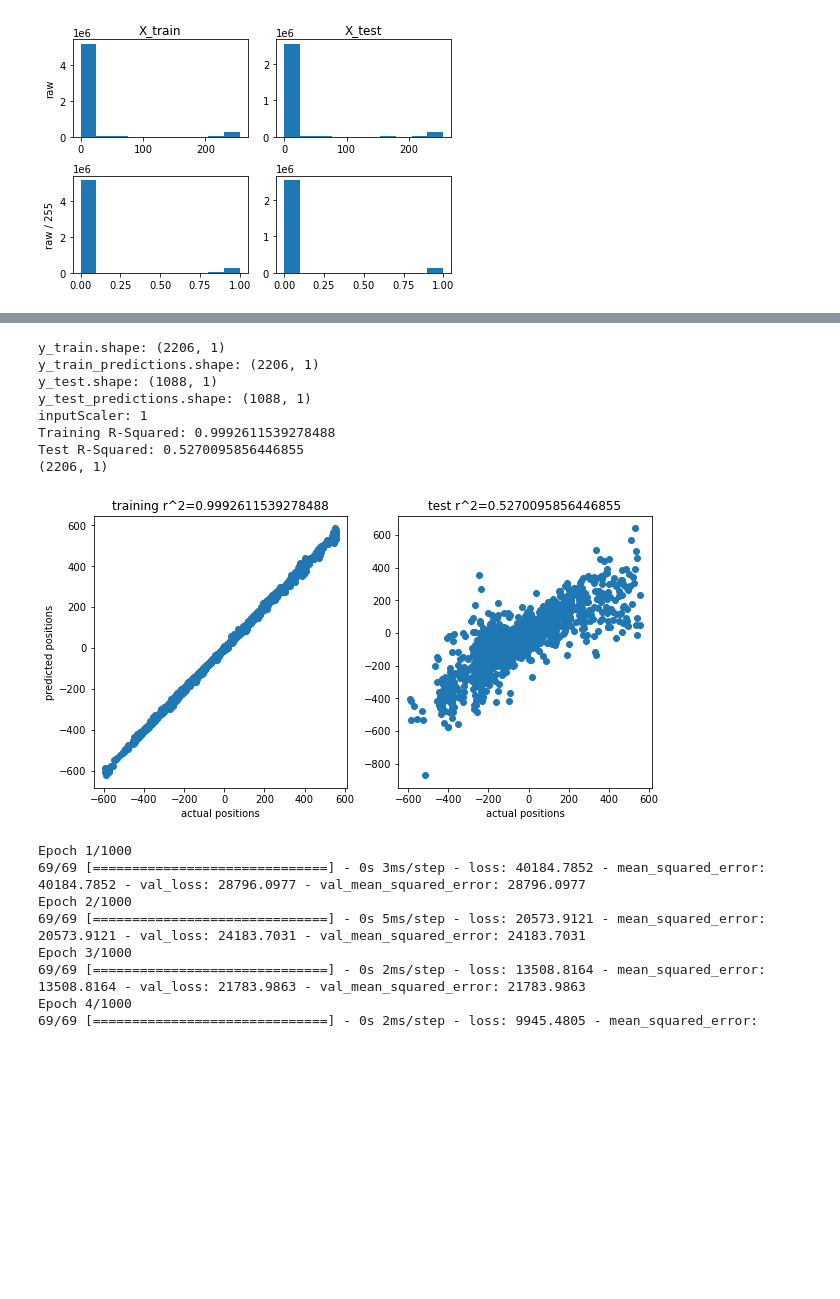
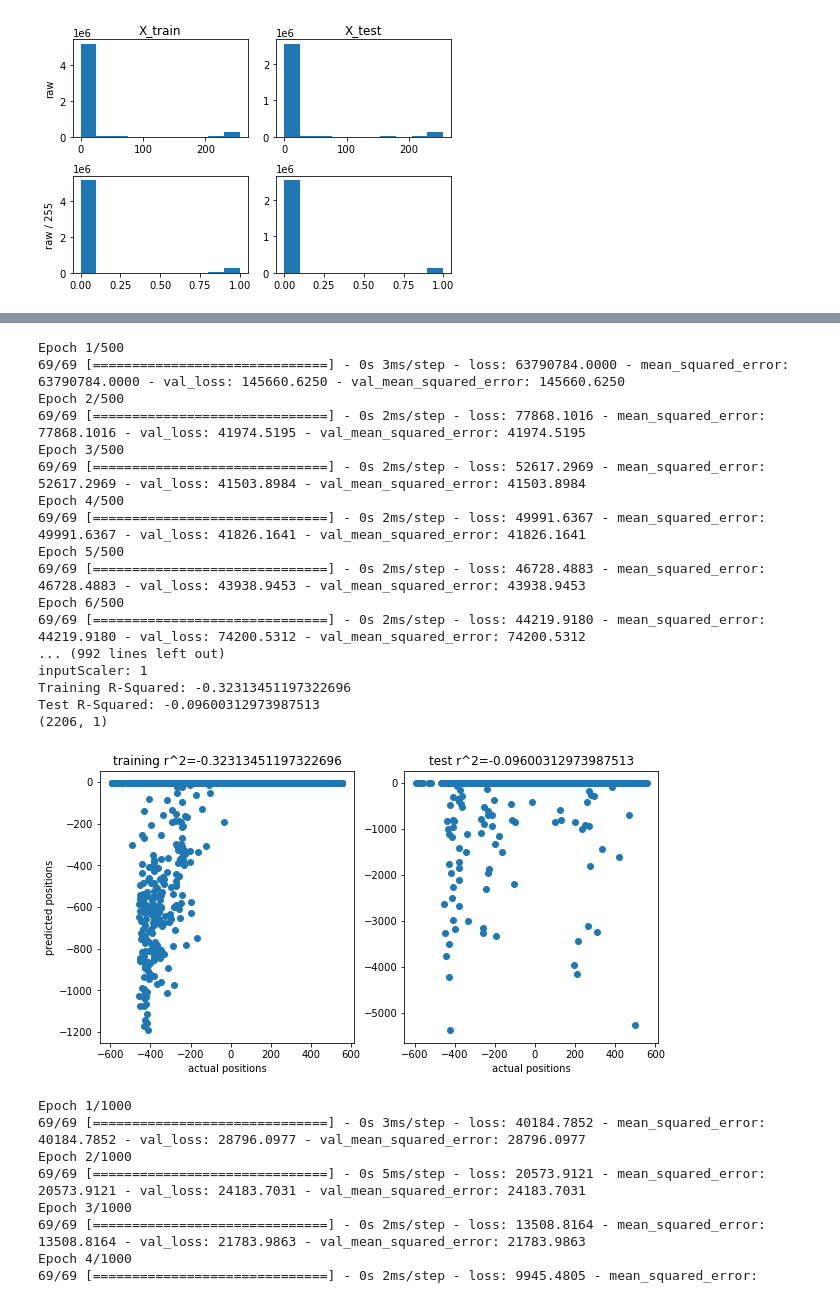
Before and after one commit to AndrewSamaha/MLRacer, a Jupyter notebook: cnn1.ipynb, the cells around one changed output, grey strips where cells are left out. Saved outputs shown, nothing was run; the diff lists cells and outputs as text; code cells hidden in the pictures; blank space fills up the shorter version.

Commit message:
rmsprop

```diff
--- a/cnn1.ipynb
+++ b/cnn1.ipynb
@@ -97,14 +97,14 @@ def buildModel(X_train, y_train, X_test, y_test, inputScaler=1, epochs=40):
     print(f"Test R-Squared: {y_test_rsquared}")
     return y_train_rsquared, y_test_rsquared
 
-def buildModelSingleTask(X_train, y_train, X_test, y_test, optimizer='adam', inputScaler=1, epochs=40, filename=None, verbose=1):
+def buildModelSingleTask(X_train, y_train, X_test, y_test, optimizer='adam', loss='mean_squared_error', inputScaler=1, epochs=40, filename=None, verbose=1):
     model = Sequential()
     model.add(Flatten(input_shape=(2500,1)))
     model.add(Dense(25, activation="relu")) # lets try an intermediary layer of 625?
     model.add(Dense(1))
     #adam vs. sgd; adam works better
-    model.compile(optimizer='adam',
-              loss='mean_squared_error',
+    model.compile(optimizer=optimizer,
+              loss=loss,
               metrics=[tf.keras.metrics.MeanSquaredError()])
     model.build()
     #model.summary()
@@ -267,15 +244,24 @@ Test R-Squared: 0.47732061178521346
 # %%
-train_rsquared, test_rsquared, modelPosition  = buildModelSingleTask(X_train, y_train_position.reshape(-1,1), X_test, y_test_position.reshape(-1,1), optimizer='sgd', inputScaler=1, epochs=1000, verbose=0, filename="alpha.sdg.unnormalized.1000epochs.png")
+train_rsquared, test_rsquared, modelPosition  = buildModelSingleTask(X_train, y_train_position.reshape(-1,1), X_test, y_test_position.reshape(-1,1), optimizer= tf.keras.optimizers.RMSprop(learning_rate=0.1), loss='mean_squared_error', inputScaler=1, epochs=500, filename="alpha.rmsprop.unnormalized.500epochs.png")
 # %% [output]
-y_train.shape: (2206, 1)
-y_train_predictions.shape: (2206, 1)
-y_test.shape: (1088, 1)
-y_test_predictions.shape: (1088, 1)
+Epoch 1/500
+69/69 [==============================] - 0s 3ms/step - loss: 63790784.0000 - mean_squared_error: 63790784.0000 - val_loss: 145660.6250 - val_mean_squared_error: 145660.6250
+Epoch 2/500
+69/69 [==============================] - 0s 2ms/step - loss: 77868.1016 - mean_squared_error: 77868.1016 - val_loss: 41974.5195 - val_mean_squared_error: 41974.5195
+Epoch 3/500
+69/69 [==============================] - 0s 2ms/step - loss: 52617.2969 - mean_squared_error: 52617.2969 - val_loss: 41503.8984 - val_mean_squared_error: 41503.8984
+Epoch 4/500
+69/69 [==============================] - 0s 2ms/step - loss: 49991.6367 - mean_squared_error: 49991.6367 - val_loss: 41826.1641 - val_mean_squared_error: 41826.1641
+Epoch 5/500
+69/69 [==============================] - 0s 2ms/step - loss: 46728.4883 - mean_squared_error: 46728.4883 - val_loss: 43938.9453 - val_mean_squared_error: 43938.9453
+Epoch 6/500
+69/69 [==============================] - 0s 2ms/step - loss: 44219.9180 - mean_squared_error: 44219.9180 - val_loss: 74200.5312 - val_mean_squared_error: 74200.5312
+... (992 lines left out)
 inputScaler: 1
-Training R-Squared: 0.9992611539278488
-Test R-Squared: 0.5270095856446855
+Training R-Squared: -0.32313451197322696
+Test R-Squared: -0.09600312973987513
 (2206, 1)
-[figure, old version]
+[figure, new version]
 # %%
 train_rsquared, test_rsquared, modelPosition  = buildModelSingleTask(X_train, y_train_position.reshape(-1,1), X_test, y_test_position.reshape(-1,1), inputScaler=1, epochs=1000, filename="alpha.unnormalized.1000epochs.png")
 # %% [output]
```
Also changed, not shown: parts of 3 cells of this notebook, 3 other files.
